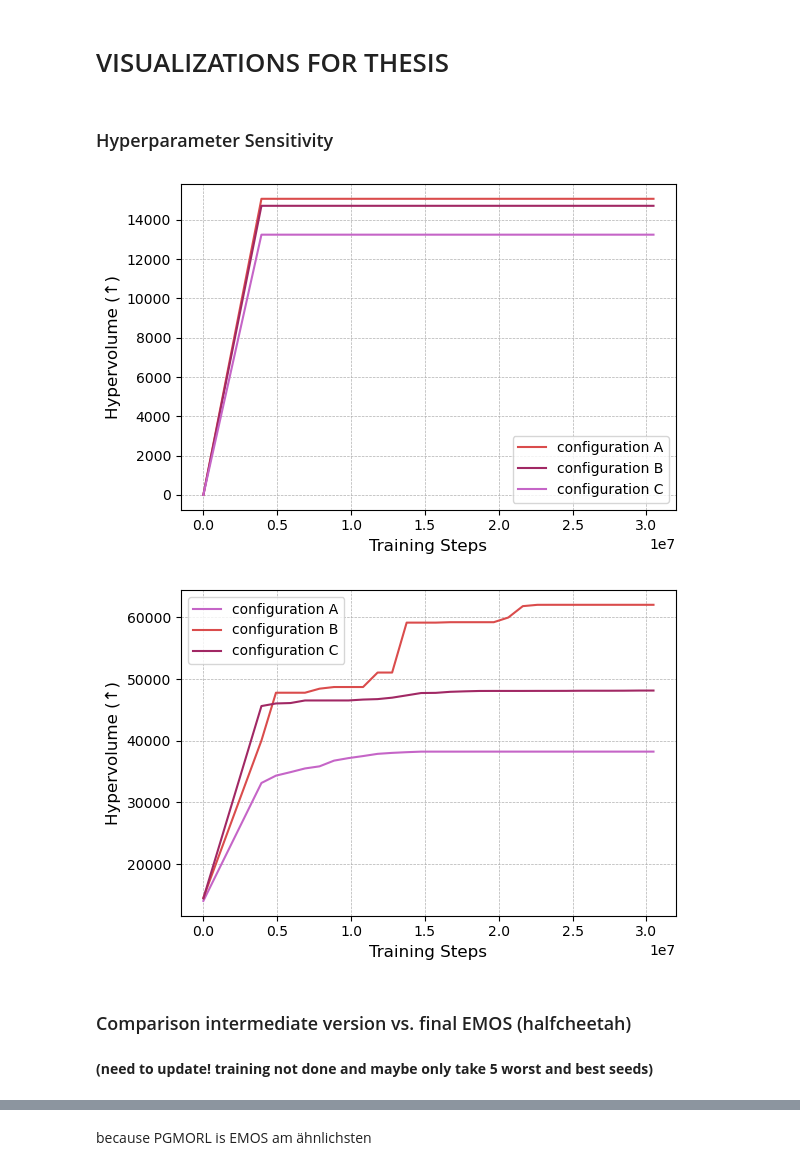
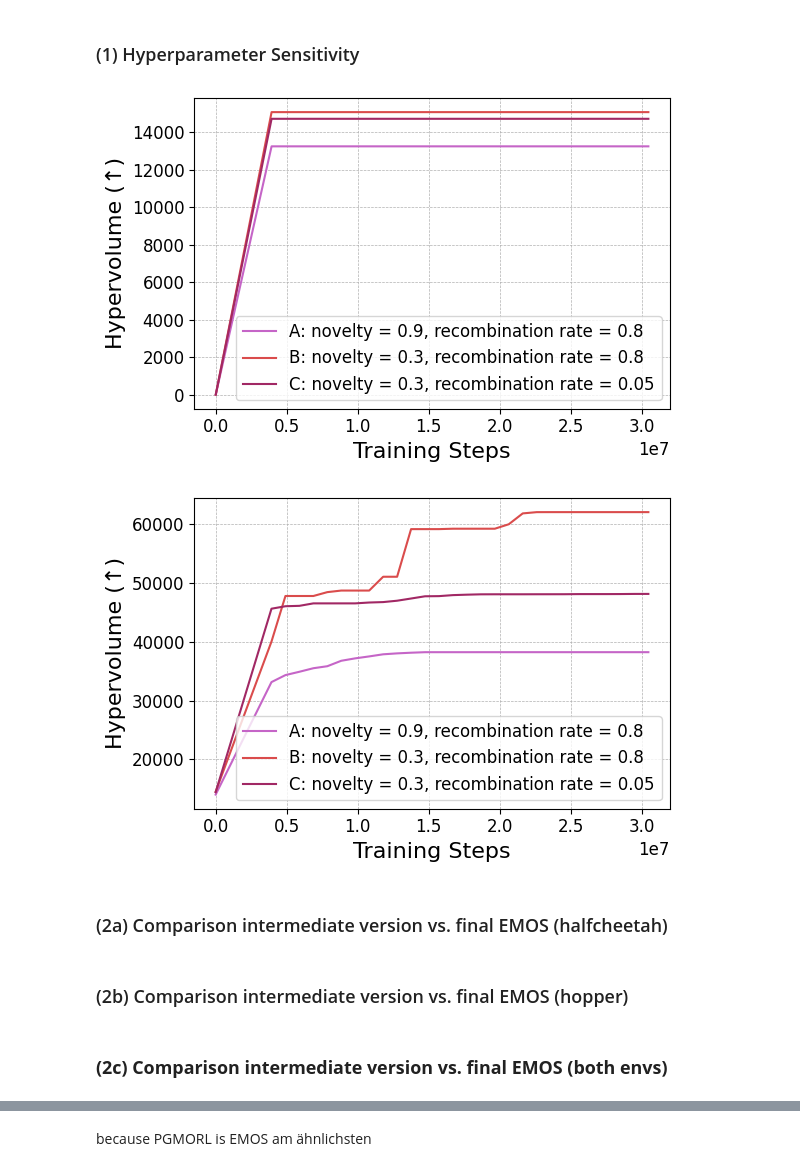
Before and after one commit to clarissakuemhof/masterthesis-public, a Jupyter notebook: export-data/export.ipynb, the cells around one changed output, grey strips where cells are left out. Cells and saved outputs as stored; diff of their text form; code cells hidden in the pictures.

```diff
--- a/export-data/export.ipynb
+++ b/export-data/export.ipynb
@@ -183,7 +4,5 @@ plt.show()
-# %% [markdown]
-# VISUALIZATIONS FOR THESIS
 # %% [markdown]
-### Hyperparameter Sensitivity
+### (1) Hyperparameter Sensitivity
 # %%
 df = pd.read_csv('hyperparameter-sensitivity-halfcheetah.csv')
 
@@ -193,47 +12,58 @@ hypervolume_run2 = df["mo-halfcheetah-v4__EMOS_complexEA_selection_dynamic__3__1
 hypervolume_run3 = df["mo-halfcheetah-v4__EMOS_complexEA_selection_dynamic__3__1737003507 - eval/hypervolume"]
 
 plt.figure(figsize=(6, 4))
-plt.plot(steps, hypervolume_run1, label="configuration A", color='#DA4C4C')
-plt.plot(steps, hypervolume_run2, label="configuration B", color='#A12864')
-plt.plot(steps, hypervolume_run3, label="configuration C", color='#C565C7')
+#plt.plot(steps, hypervolume_run1, label="A: novelty = 0.9, recombination rate = 0.8", color='#DA4C4C')
+#plt.plot(steps, hypervolume_run2, label="configuration B", color='#A12864')
+#plt.plot(steps, hypervolume_run3, label="configuration C", color='#C565C7')
 
-plt.xlabel("Training Steps", fontsize=12)
-plt.ylabel("Hypervolume (↑)", fontsize=12)
+plt.plot(steps, hypervolume_run3, label="A: novelty = 0.9, recombination rate = 0.8", color='#C565C7')
+plt.plot(steps, hypervolume_run1, label="B: novelty = 0.3, recombination rate = 0.8", color='#DA4C4C')
+plt.plot(steps, hypervolume_run2, label="C: novelty = 0.3, recombination rate = 0.05", color='#A12864')
+
+plt.xlabel("Training Steps", fontsize=16)
+plt.ylabel("Hypervolume (↑)", fontsize=16)
 # plt.title("Hypervolume Progression Across Steps", fontsize=14)
-plt.legend(fontsize=10)
+plt.legend(fontsize=12)
 plt.grid(True, linestyle="--", linewidth=0.5)
+
+plt.savefig("/Users/clarissakuemhof/Library/Mobile Documents/com~apple~CloudDocs/LMU/5. Semester/Masterarbeit/plots-thesis/hyperparameter-sensitivity-halfcheetah.pdf", format="pdf", bbox_inches="tight")
+
 
 # Show the plot
 plt.tight_layout()
 plt.show()
 # %% [output]
-[figure, old version]
+[figure, new version]
 # %%
 df = pd.read_csv('hyperparameter-sensitivity-hopper.csv')
 
 steps = df["global_step"]
 hypervolume_run1 = df["mo-hopper-2d-v4__EMOS_complexEA_selection_dynamic__4__1737019674 - eval/hypervolume"]
 hypervolume_run2 = df["mo-hopper-2d-v4__EMOS_complexEA_selection_dynamic__4__1736981587 - eval/hypervolume"]
 hypervolume_run3 = df["mo-hopper-2d-v4__EMOS_complexEA_selection_dynamic__4__1736948206 - eval/hypervolume"]
 
 plt.figure(figsize=(6, 4))
-plt.plot(steps, hypervolume_run1, label="configuration A", color='#C565C7')
-plt.plot(steps, hypervolume_run2, label="configuration B", color='#DA4C4C')
-plt.plot(steps, hypervolume_run3, label="configuration C", color='#A12864')
+plt.plot(steps, hypervolume_run1, label="A: novelty = 0.9, recombination rate = 0.8", color='#C565C7')
+plt.plot(steps, hypervolume_run2, label="B: novelty = 0.3, recombination rate = 0.8", color='#DA4C4C')
+plt.plot(steps, hypervolume_run3, label="C: novelty = 0.3, recombination rate = 0.05", color='#A12864')
 
-plt.xlabel("Training Steps", fontsize=12)
-plt.ylabel("Hypervolume (↑)", fontsize=12)
+plt.xlabel("Training Steps", fontsize=16)
+plt.ylabel("Hypervolume (↑)", fontsize=16)
 # plt.title("Hypervolume Progression Across Steps", fontsize=14)
-plt.legend(fontsize=10)
+plt.legend(fontsize=12)
 plt.grid(True, linestyle="--", linewidth=0.5)
+
+plt.savefig("/Users/clarissakuemhof/Library/Mobile Documents/com~apple~CloudDocs/LMU/5. Semester/Masterarbeit/plots-thesis/hyperparameter-sensitivity-hopper.pdf", format="pdf", bbox_inches="tight")
 
 # Show the plot
 plt.tight_layout()
 plt.show()
 # %% [output]
-[figure, old version]
+[figure, new version]
 # %% [markdown]
-### Comparison intermediate version vs. final EMOS (halfcheetah)
+### (2a) Comparison intermediate version vs. final EMOS (halfcheetah)
-# %% [markdown]
-**(need to update! training not done and maybe only take 5 worst and best seeds)**
+# %% [markdown]
+### (2b) Comparison intermediate version vs. final EMOS (hopper)
+# %% [markdown]
+### **(2c) Comparison intermediate version vs. final EMOS (both envs)**
 # %%
```
Also changed, not shown: parts of 25 cells of this notebook, 48 other files.
